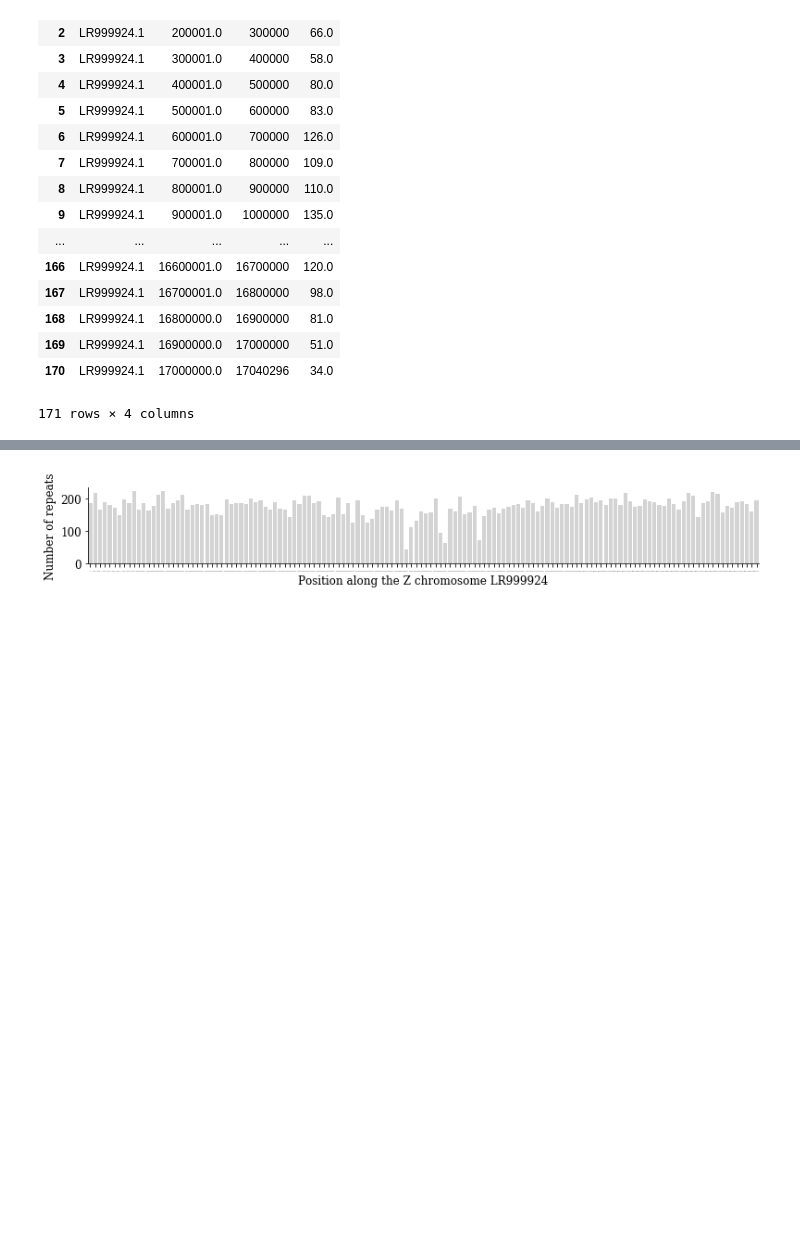
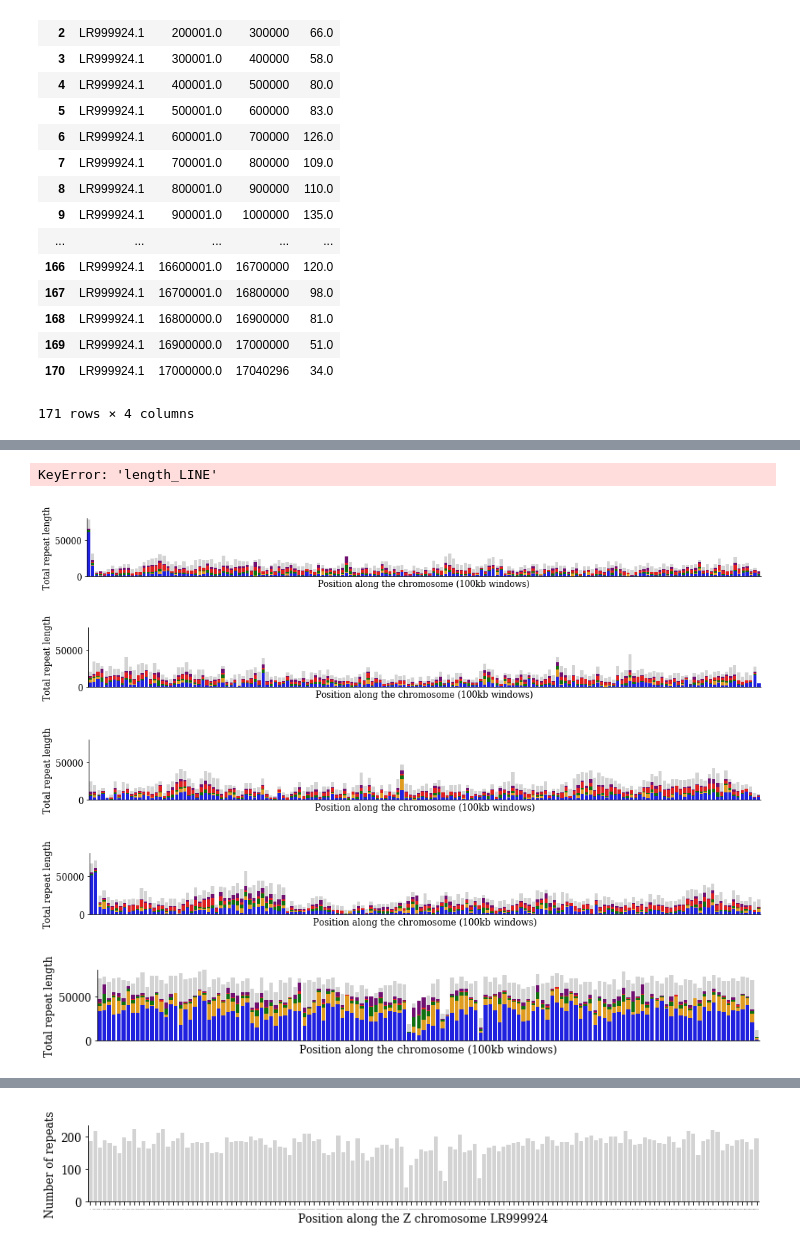
Before and after one commit to DaSh-bash/GenomeVanessa, a Jupyter notebook: VanessaRepeat/RepeatWindowAnalysis.ipynb, the cells around one changed output, grey strips where cells are left out. Cells and saved outputs as stored; diff of their text form; code cells hidden in the pictures; blank space fills up the shorter version.

```diff
--- a/VanessaRepeat/RepeatWindowAnalysis.ipynb
+++ b/VanessaRepeat/RepeatWindowAnalysis.ipynb
@@ -84,0 +250,46 @@ def make_repeat_df(path):
+# %%
+#df3['DNAsum']=df3["length_LTR"]+df3["length_DNA"]
+#df3['SINEsum']=df3["length_SINE"]+df3["DNAsum"]
+df3['LINEsum']=df3["length_LINE"]+df3["SINEsum"]
+df3
+# %% [output]
+KeyError: 'length_LINE'
+# %%
+def plot_repeats_stacked_bar(df,mg_num):
+    ml.rcParams['figure.figsize'] = (mg_num, 1.5)
+    sns.barplot(x=df["begin"], y=df["length_rpt"] , color="lightgrey")
+    plt.tick_params(axis='x', labelsize=1)
+    plt.rcParams['axes.spines.left'] = True
+    plt.rcParams['axes.spines.right'] = False
+    plt.rcParams['axes.spines.top'] = False
+    plt.rcParams['axes.spines.bottom'] = True
+    plt.xlabel("Position along the chromosome")
+    plt.ylabel("Number of repeats")
+    #plt.savefig("/Users/dshipilina/GitHub/repeat_40.png",bbox_inches="tight")
+    sns.barplot(x=df["begin"], y=df["LINEsum"] , color="purple")
+    sns.barplot(x=df["begin"], y=df["SINEsum"] , color="red")
+    sns.barplot(x=df["begin"], y=df["DNAsum"] , color="green")
+    sns.barplot(x=df["begin"], y=df["length_LTR"] , color="orange")
+    sns.barplot(x=df["begin"], y=df["length_nonLTR"] , color="blue")
+
+    plt.xlabel("Position along the chromosome (100kb windows)")
+    #plt.xlabel(" ")
+    plt.ylabel("Total repeat length")
+    ax = plt.gca()
+    ax.axes.xaxis.set_ticks([])
+    ax.set_ylim([0,80000])
+    #ax.axes.yaxis.set_ticks([])
+    #print("Blue LTR, orange non LTR")
+    plt.show()
+# %%
+plot_repeats_stacked_bar(df4,17.1)
+plot_repeats_stacked_bar(df3,16.6)
+plot_repeats_stacked_bar(make_repeat_2_df("/Users/dshipilina/GitHub/GenomeVanessa/VanessaRepeat/LR999926.1-repeat.out"),16.4)
+plot_repeats_stacked_bar(make_repeat_2_df("/Users/dshipilina/GitHub/GenomeVanessa/VanessaRepeat/LR999927.1-repeat.out"),16.1)
+plot_repeats_stacked_bar(make_repeat_2_df("/Users/dshipilina/GitHub/GenomeVanessa/VanessaRepeat/LR999940.1-repeat.out"),13.8)
+# %% [output]
+[figure, added]
+[figure, added]
+[figure, added]
+[figure, added]
+[figure, added]
```
Also changed, not shown: parts of 9 cells of this notebook.
